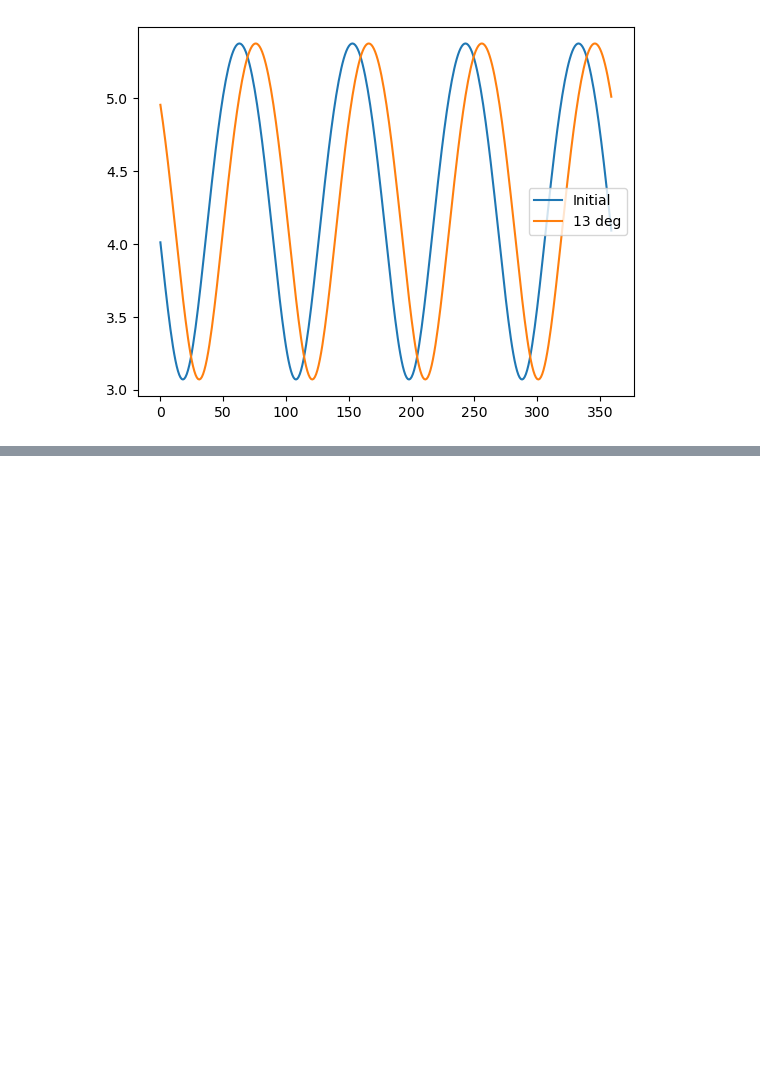
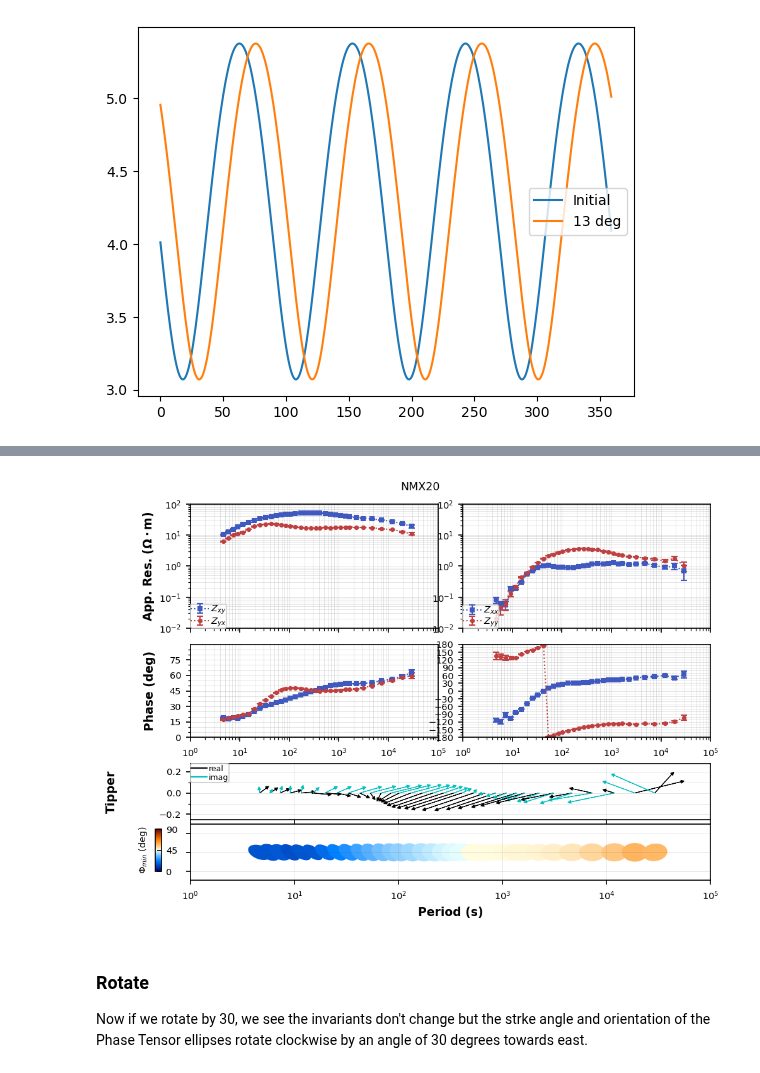
Before and after one commit to MTgeophysics/mtpy-v2, a Jupyter notebook: docs/source/notebooks/rotations_conventions.ipynb, the cells around one changed output, grey strips where cells are left out. Saved outputs shown, nothing was run; the diff lists cells and outputs as text; code cells hidden in the pictures; blank space fills up the shorter version.

```diff
--- a/docs/source/notebooks/rotations_conventions.ipynb
+++ b/docs/source/notebooks/rotations_conventions.ipynb
@@ -528,0 +567,8 @@ plt.legend()
+# %%
+r1 = mt_object.plot_mt_response(plot_num=2)
+# %% [output]
+[figure, added]
+# %% [markdown]
+### Rotate
+
+Now if we rotate by 30, we see the invariants don't change but the strke angle and orientation of the Phase Tensor ellipses rotate clockwise by an angle of 30 degrees towards east.
```
Also changed, not shown: parts of 21 cells of this notebook, 1 other file.
